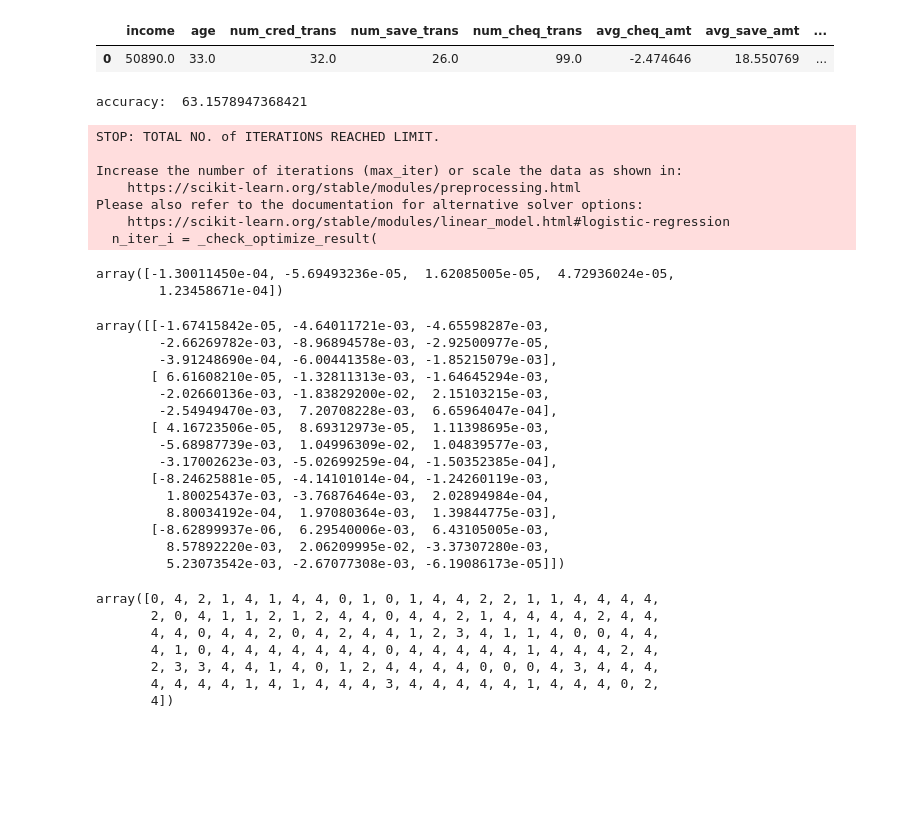
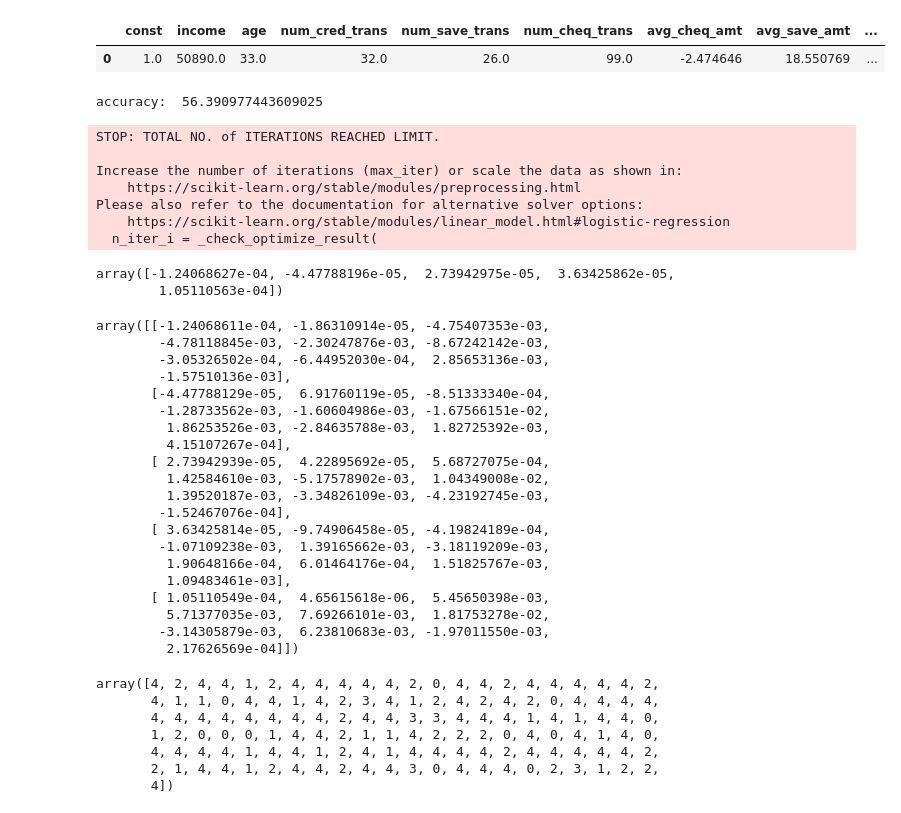
Before and after one commit to Malcolm-Q/mini-project-III, a Jupyter notebook: ML_experiments.ipynb, the cells around one changed output. Drawn from its saved outputs; the diff is of its cells as text; code cells hidden in the pictures; blank space fills up the shorter version.

```diff
--- a/ML_experiments.ipynb
+++ b/ML_experiments.ipynb
@@ -5,11 +6,12 @@ from sklearn.model_selection import train_test_split
 # %%
 x = pd.read_feather('created_data/final_transaction_cluster.feather')
 y = x.cluster
 x.drop(['cust_id','cluster'],inplace=True,axis=1)
+x = sm.add_constant(x)
 x.head(1)
 # %% [output]
-|  | income | age | num_cred_trans | num_save_trans | num_cheq_trans | avg_cheq_amt | avg_save_amt | ... |
-| 0 | 50890.0 | 33.0 | 32.0 | 26.0 | 99.0 | -2.474646 | 18.550769 | ... |
+|  | const | income | age | num_cred_trans | num_save_trans | num_cheq_trans | avg_cheq_amt | avg_save_amt | ... |
+| 0 | 1.0 | 50890.0 | 33.0 | 32.0 | 26.0 | 99.0 | -2.474646 | 18.550769 | ... |
 # %%
 x_train,x_test,y_train,y_test=train_test_split(x,y,test_size=0.2)
 # %%
@@ -23,7 +25,7 @@ accuracy = accuracy_score(y_test, y_pred)
 
 print("accuracy: ", accuracy*100)
 # %% [output]
-accuracy:  63.1578947368421
+accuracy:  56.390977443609025
 STOP: TOTAL NO. of ITERATIONS REACHED LIMIT.
 
 Increase the number of iterations (max_iter) or scale the data as shown in:
@@ -34,35 +36,40 @@ Please also refer to the documentation for alternative solver options:
 # %%
 logistic_regression.intercept_
 # %% [output]
-array([-1.30011450e-04, -5.69493236e-05,  1.62085005e-05,  4.72936024e-05,
-        1.23458671e-04])
+array([-1.24068627e-04, -4.47788196e-05,  2.73942975e-05,  3.63425862e-05,
+        1.05110563e-04])
 # %%
 logistic_regression.coef_
 # %% [output]
-array([[-1.67415842e-05, -4.64011721e-03, -4.65598287e-03,
-        -2.66269782e-03, -8.96894578e-03, -2.92500977e-05,
-        -3.91248690e-04, -6.00441358e-03, -1.85215079e-03],
-       [ 6.61608210e-05, -1.32811313e-03, -1.64645294e-03,
-        -2.02660136e-03, -1.83829200e-02,  2.15103215e-03,
-        -2.54949470e-03,  7.20708228e-03,  6.65964047e-04],
-       [ 4.16723506e-05,  8.69312973e-05,  1.11398695e-03,
-        -5.68987739e-03,  1.04996309e-02,  1.04839577e-03,
-        -3.17002623e-03, -5.02699259e-04, -1.50352385e-04],
-       [-8.24625881e-05, -4.14101014e-04, -1.24260119e-03,
-         1.80025437e-03, -3.76876464e-03,  2.02894984e-04,
-         8.80034192e-04,  1.97080364e-03,  1.39844775e-03],
-       [-8.62899937e-06,  6.29540006e-03,  6.43105005e-03,
-         8.57892220e-03,  2.06209995e-02, -3.37307280e-03,
-         5.23073542e-03, -2.67077308e-03, -6.19086173e-05]])
+array([[-1.24068611e-04, -1.86310914e-05, -4.75407353e-03,
+        -4.78118845e-03, -2.30247876e-03, -8.67242142e-03,
+        -3.05326502e-04, -6.44952030e-04,  2.85653136e-03,
+        -1.57510136e-03],
+       [-4.47788129e-05,  6.91760119e-05, -8.51333340e-04,
+        -1.28733562e-03, -1.60604986e-03, -1.67566151e-02,
+         1.86253526e-03, -2.84635788e-03,  1.82725392e-03,
+         4.15107267e-04],
+       [ 2.73942939e-05,  4.22895692e-05,  5.68727075e-04,
+         1.42584610e-03, -5.17578902e-03,  1.04349008e-02,
+         1.39520187e-03, -3.34826109e-03, -4.23192745e-03,
+        -1.52467076e-04],
+       [ 3.63425814e-05, -9.74906458e-05, -4.19824189e-04,
+        -1.07109238e-03,  1.39165662e-03, -3.18119209e-03,
+         1.90648166e-04,  6.01464176e-04,  1.51825767e-03,
+         1.09483461e-03],
+       [ 1.05110549e-04,  4.65615618e-06,  5.45650398e-03,
+         5.71377035e-03,  7.69266101e-03,  1.81753278e-02,
+        -3.14305879e-03,  6.23810683e-03, -1.97011550e-03,
+         2.17626569e-04]])
 # %%
 y_pred
 # %% [output]
-array([0, 4, 2, 1, 4, 1, 4, 4, 0, 1, 0, 1, 4, 4, 2, 2, 1, 1, 4, 4, 4, 4,
-       2, 0, 4, 1, 1, 2, 1, 2, 4, 4, 0, 4, 4, 2, 1, 4, 4, 4, 4, 2, 4, 4,
-       4, 4, 0, 4, 4, 2, 0, 4, 2, 4, 4, 1, 2, 3, 4, 1, 1, 4, 0, 0, 4, 4,
-       4, 1, 0, 4, 4, 4, 4, 4, 4, 4, 0, 4, 4, 4, 4, 4, 1, 4, 4, 4, 2, 4,
-       2, 3, 3, 4, 4, 1, 4, 0, 1, 2, 4, 4, 4, 4, 0, 0, 0, 4, 3, 4, 4, 4,
-       4, 4, 4, 4, 1, 4, 1, 4, 4, 4, 3, 4, 4, 4, 4, 4, 1, 4, 4, 4, 0, 2,
+array([4, 2, 4, 4, 1, 2, 4, 4, 4, 4, 4, 2, 0, 4, 4, 2, 4, 4, 4, 4, 4, 2,
+       4, 1, 1, 0, 4, 4, 1, 4, 2, 3, 4, 1, 2, 4, 2, 4, 2, 0, 4, 4, 4, 4,
+       4, 4, 4, 4, 4, 4, 4, 4, 2, 4, 4, 3, 3, 4, 4, 4, 1, 4, 1, 4, 4, 0,
+       1, 2, 0, 0, 0, 1, 4, 4, 2, 1, 1, 4, 2, 2, 2, 0, 4, 0, 4, 1, 4, 0,
+       4, 4, 4, 4, 1, 4, 4, 1, 2, 4, 1, 4, 4, 4, 4, 2, 4, 4, 4, 4, 4, 2,
+       2, 1, 4, 4, 1, 2, 4, 4, 2, 4, 4, 3, 0, 4, 4, 4, 0, 2, 3, 1, 2, 2,
        4])
 # %%
 coef = logistic_regression.coef_
```
Also changed, not shown: parts of 8 cells of this notebook, 5 other files.
